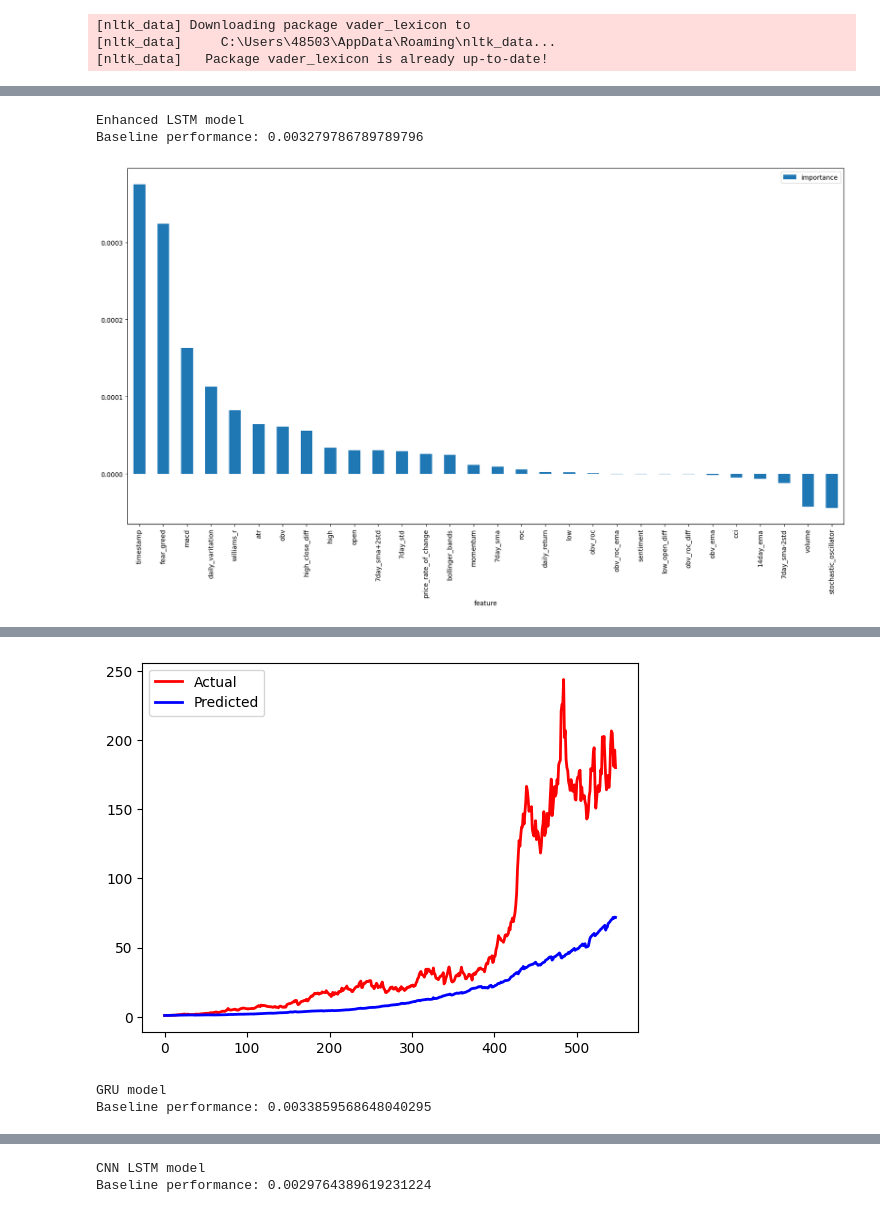
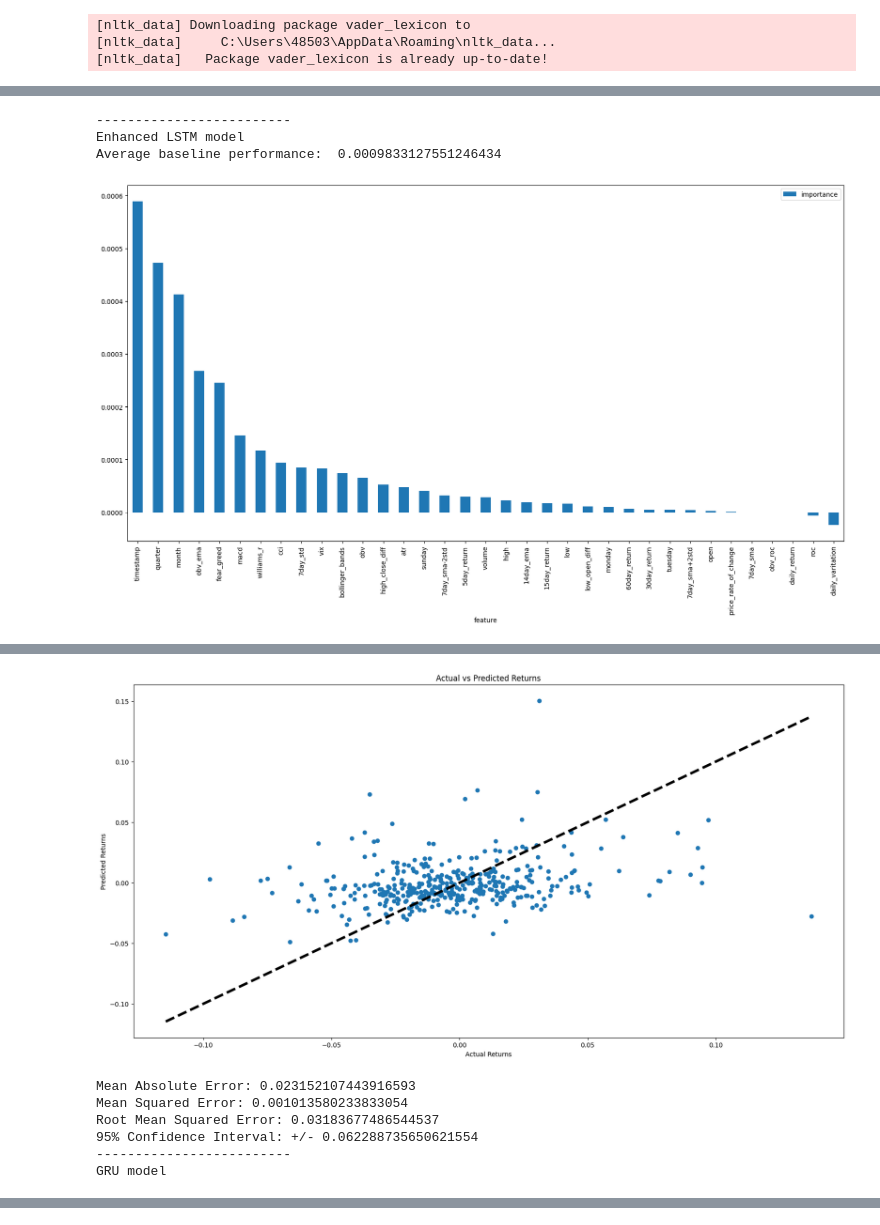
Before and after one commit to wojfran/stock_price_predictor, a Jupyter notebook: featureEngineering.ipynb, the cells around one changed output, grey strips where cells are left out. Saved outputs shown, nothing was run; the diff lists cells and outputs as text; code cells hidden in the pictures.

```diff
--- a/featureEngineering.ipynb
+++ b/featureEngineering.ipynb
@@ -26,13 +23,14 @@ import copy
 # %%
-import datetime
-import json
-import requests
-
 start_date = '2016-10-01'
 start_date = pd.to_datetime(start_date).date()
 end_date = dt.date.today()
-df = yf.download("AMZN", start=start_date, end=end_date, auto_adjust=True)
+df = yf.download("AAPL", start=start_date, end=end_date, auto_adjust=True)
+vix = yf.download("^VIX", start=start_date, end=end_date, auto_adjust=True)
 df.columns = [i.lower() for i in df.columns]
+df = df.join(vix['Close'], how='inner')
+df = df.rename(columns={'Close': 'vix'})
+
+df.index = pd.to_datetime(df.index)
 df = df.resample('D').interpolate()
 
 #load historical fear and greed data from fear-greed.csv
@@ -162,5 +151,5 @@ for index, row in df.iterrows():
 non_zero_sentiments = [sentiment for sentiment in sentiments if sentiment != 0]
 print(non_zero_sentiments)
 print(sentiments)
-df['sentiment'] = sentiments
+# df['sentiment'] = sentiments
 # %% [output]
@@ -169,14 +158,22 @@ df['sentiment'] = sentiments
 # %%
 
 # evaluate the relevance of features using non-neural network models
-return_period = 30
+return_period = 5
 X = df.drop(columns=['close'])
-y = np.log(df['close']).diff(return_period).shift(-return_period)
+#make y be the percentage return in 5 days
+y = df['close'].pct_change(periods = -return_period)
+#drop the first 5 rows of y
+y = y.iloc[return_period:]
+#drop the last 5 rows of y
+y = y.iloc[:-return_period]
+#drop the first 5 rows of x
+X = X.iloc[return_period:]
+#drop the last 5 rows of x
+X = X.iloc[:-return_period]
 
-
-y = y.dropna()
-#get rid of 5 rows at the end of the dataframe
-X = X.iloc[:-return_period]
+#show nan rows in x
+rows_with_nan = X[X.isnull().any(axis=1)]
+print(rows_with_nan)
 
 data = pd.concat([X, y], axis=1)
 
@@ -328,13 +370,14 @@ enhanced_lstm = create_enhanced_lstm_model((X_train.shape[1], X_train.shape[2]))
 gru_model = create_gru_model((X_train.shape[1], X_train.shape[2]))
 cnn_lstm_model = create_cnn_lstm_model((X_train.shape[1], X_train.shape[2]))
 
-print("Enhanced LSTM model")
-evaluate_features(X_train, X_test, y_train, y_test, enhanced_lstm)
-print("GRU model")
-evaluate_features(X_train, X_test, y_train, y_test, gru_model)
-print("CNN LSTM model")
-evaluate_features(X_train, X_test, y_train, y_test, cnn_lstm_model)
+print("-------------------------\nEnhanced LSTM model")
+evaluate_features(X_train, y_train, enhanced_lstm)
+print("-------------------------\nGRU model")
+evaluate_features(X_train, y_train, gru_model)
+print("-------------------------\nCNN LSTM model")
+evaluate_features(X_train, y_train, cnn_lstm_model)
 # %% [output]
+-------------------------
 Enhanced LSTM model
-Baseline performance: 0.003279786789789796
+Average baseline performance:  0.0009833127551246434
-[figure, old version]
+[figure, new version]
@@ -342,3 +386,7 @@ Baseline performance: 0.003279786789789796
-[figure, old version]
+[figure, new version]
+Mean Absolute Error: 0.023152107443916593
+Mean Squared Error: 0.001013580233833054
+Root Mean Squared Error: 0.03183677486544537
+95% Confidence Interval: +/- 0.062288735650621554
+-------------------------
 GRU model
-Baseline performance: 0.0033859568648040295
@@ -348,2 +393,0 @@ Baseline performance: 0.0033859568648040295
-CNN LSTM model
-Baseline performance: 0.0029764389619231224
```
Also changed, not shown: parts of 7 cells of this notebook.
